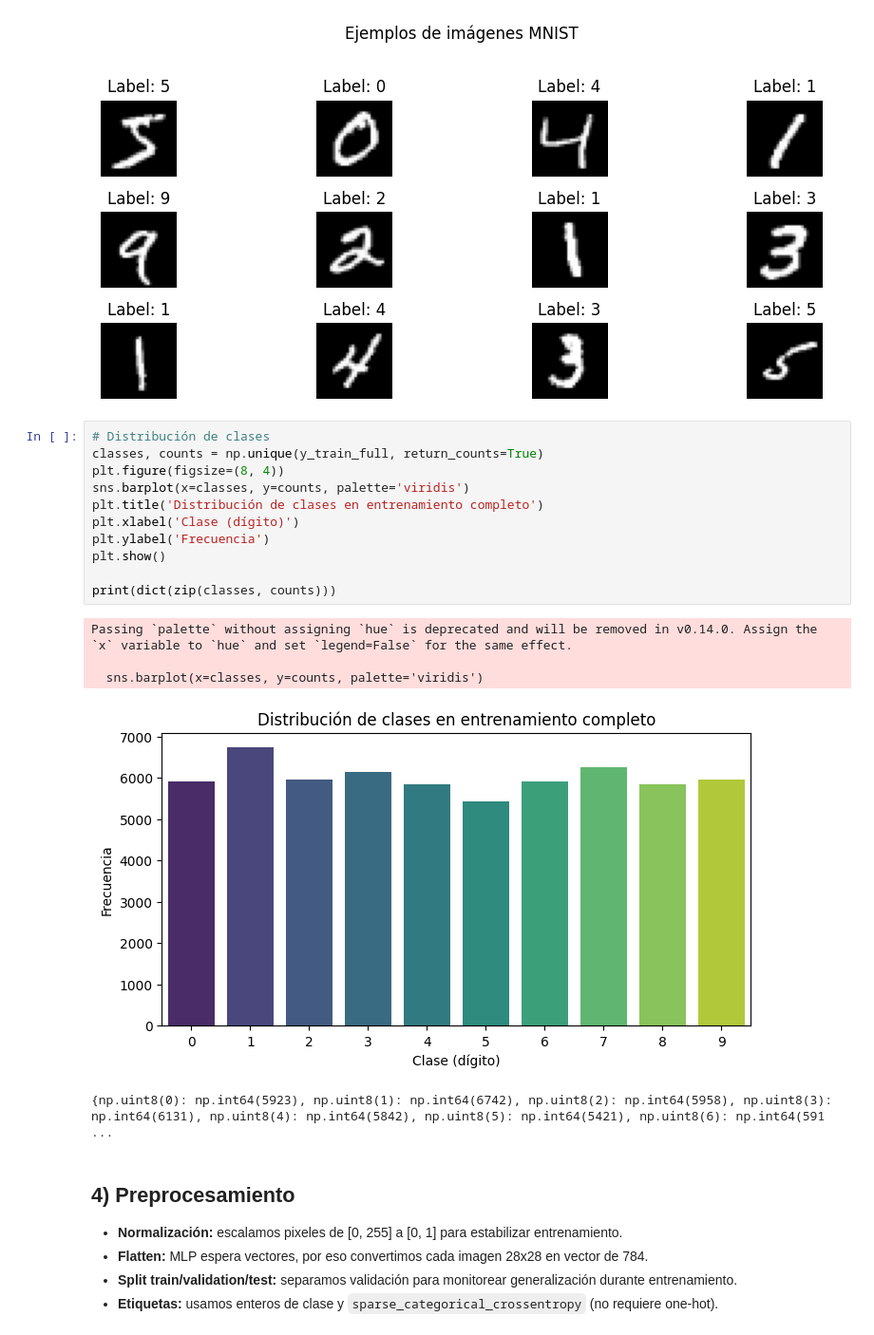
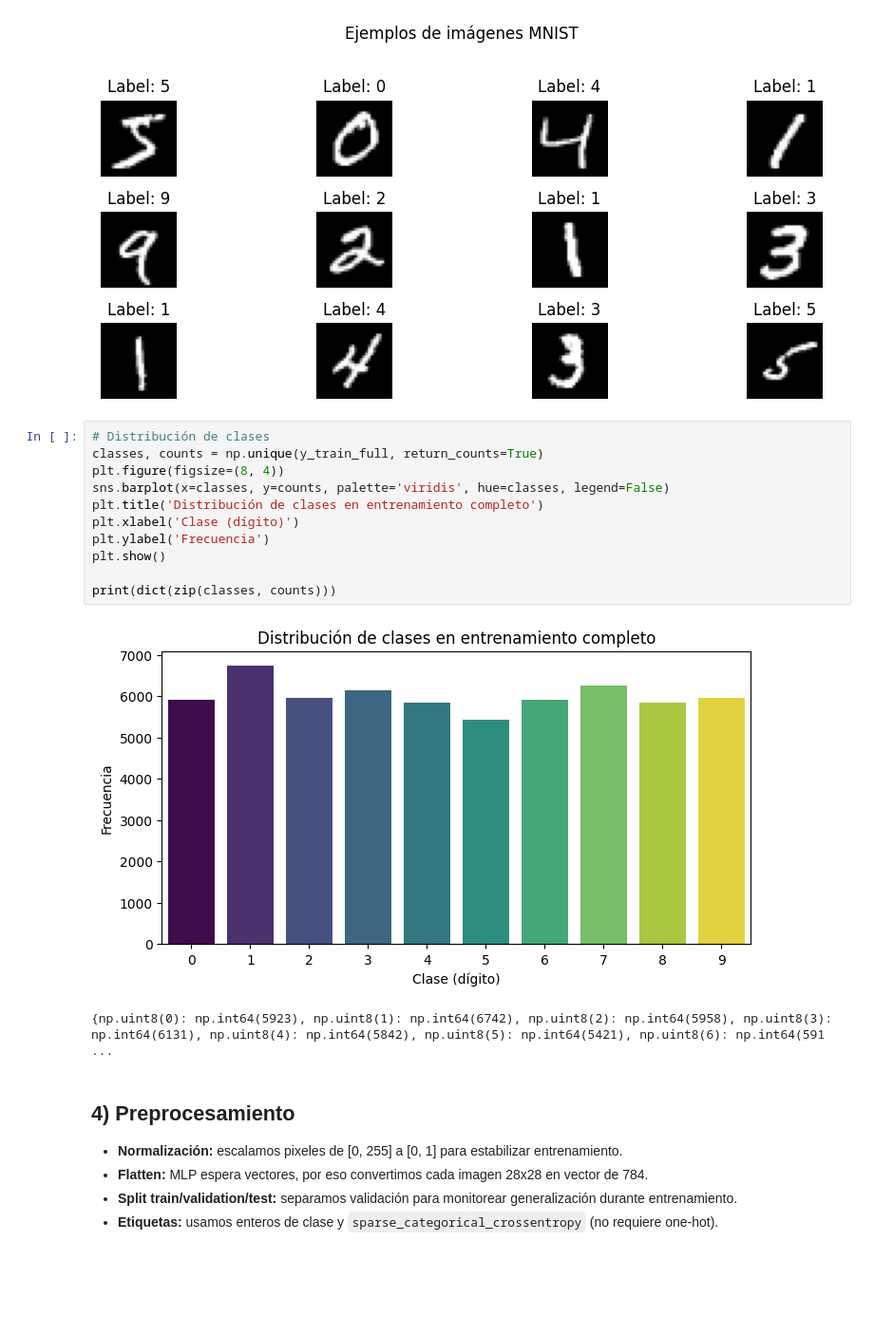
Before and after one commit to CaMunozS/deep_learning, a Jupyter notebook: tarea_clase1_deep_learning.ipynb, the cells around one changed output. Shown at 95% size. Saved outputs shown, nothing was run; the diff lists cells and outputs as text; blank space fills up the shorter version.

```diff
--- a/tarea_clase1_deep_learning.ipynb
+++ b/tarea_clase1_deep_learning.ipynb
@@ -134,20 +132,17 @@ plt.show()
 # %%
 # Distribución de clases
 classes, counts = np.unique(y_train_full, return_counts=True)
 plt.figure(figsize=(8, 4))
-sns.barplot(x=classes, y=counts, palette='viridis')
+sns.barplot(x=classes, y=counts, palette='viridis', hue=classes, legend=False)
 plt.title('Distribución de clases en entrenamiento completo')
 plt.xlabel('Clase (dígito)')
 plt.ylabel('Frecuencia')
 plt.show()
 
 print(dict(zip(classes, counts)))
 # %% [output]
+[figure, new version]
-Passing `palette` without assigning `hue` is deprecated and will be removed in v0.14.0. Assign the `x` variable to `hue` and set `legend=False` for the same effect.
-
-  sns.barplot(x=classes, y=counts, palette='viridis')
+{np.uint8(0): np.int64(5923), np.uint8(1): np.int64(6742), np.uint8(2): np.int64(5958), np.uint8(3): np.int64(6131), np.uint8(4): np.int64(5842), np.uint8(5): np.int64(5421), np.uint8(6): np.int64(591 ...
-[figure, old version]
-{np.uint8(0): np.int64(5923), np.uint8(1): np.int64(6742), np.uint8(2): np.int64(5958), np.uint8(3): np.int64(6131), np.uint8(4): np.int64(5842), np.uint8(5): np.int64(5421), np.uint8(6): np.int64(591 ...
 # %% [markdown]
 ## 4) Preprocesamiento
 
```
Also changed, not shown: parts of 10 cells of this notebook.
